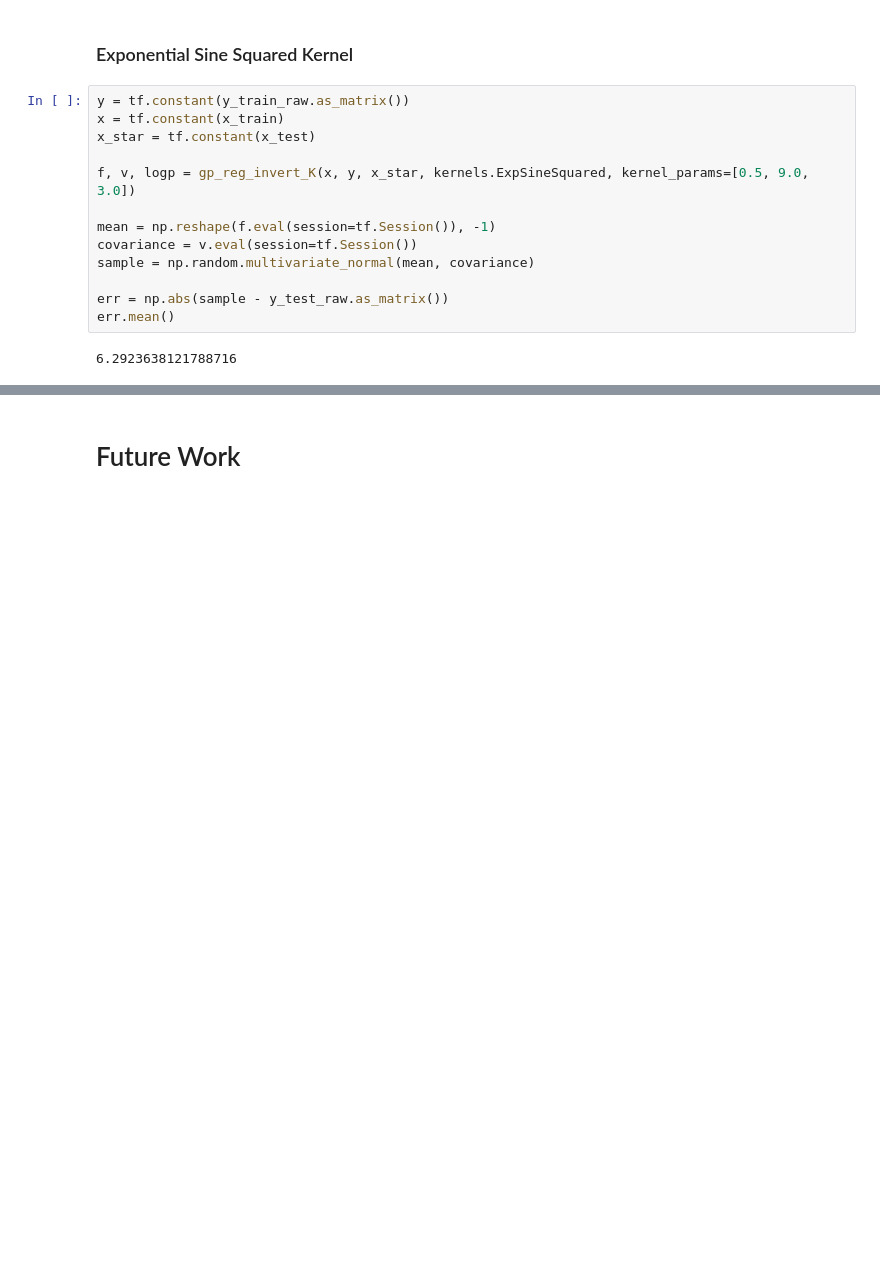
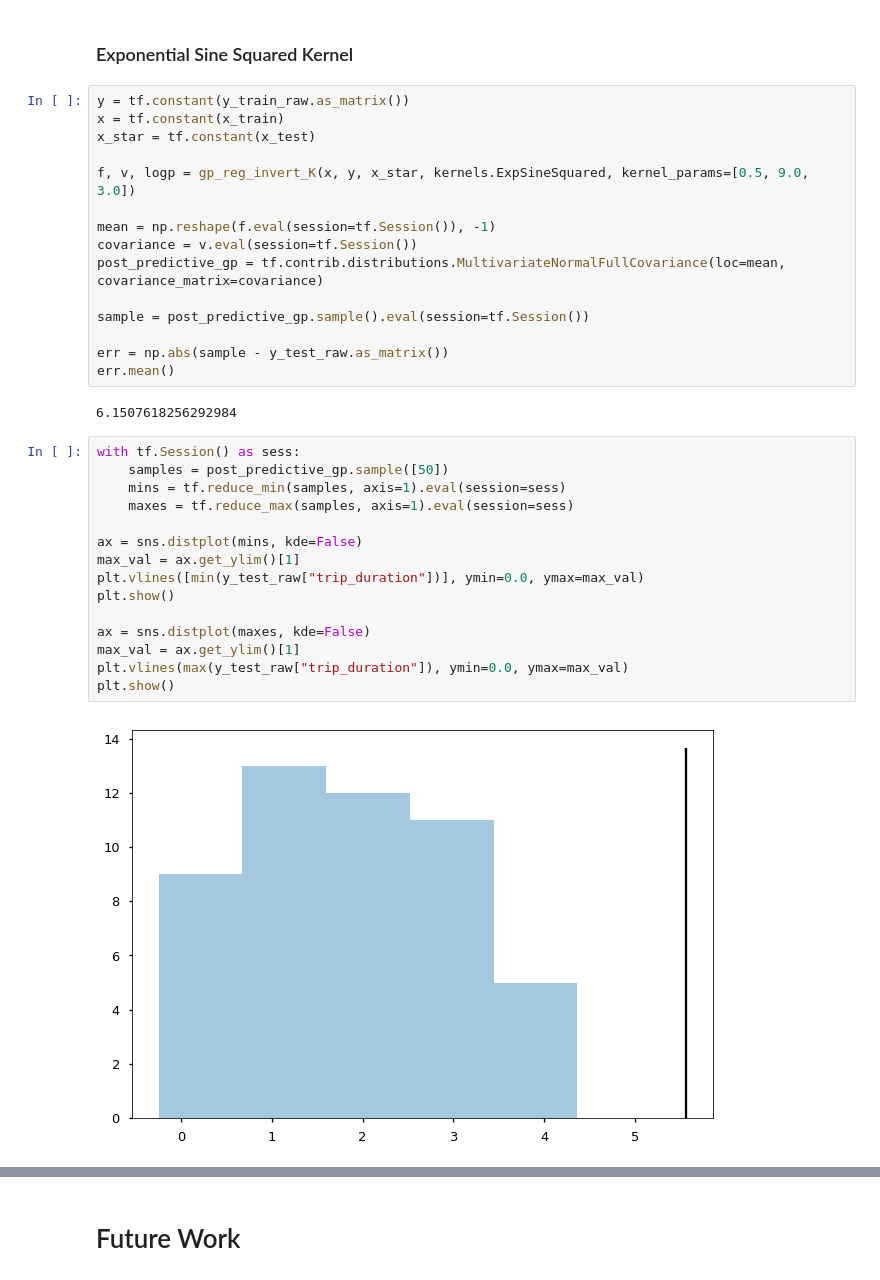
Before and after one commit to colby-j-wise/Probabilistic_Programming, a Jupyter notebook: FinalProject.ipynb, the cells around one changed output, grey strips where cells are left out. Saved outputs shown, nothing was run; the diff lists cells and outputs as text; blank space fills up the shorter version.

```diff
--- a/FinalProject.ipynb
+++ b/FinalProject.ipynb
@@ -387,9 +387,28 @@ f, v, logp = gp_reg_invert_K(x, y, x_star, kernels.ExpSineSquared, kernel_params
 
 mean = np.reshape(f.eval(session=tf.Session()), -1)
 covariance = v.eval(session=tf.Session())
-sample = np.random.multivariate_normal(mean, covariance)
+post_predictive_gp = tf.contrib.distributions.MultivariateNormalFullCovariance(loc=mean, covariance_matrix=covariance)
+
+sample = post_predictive_gp.sample().eval(session=tf.Session())
 
 err = np.abs(sample - y_test_raw.as_matrix())
 err.mean()
 # %% [output]
-6.2923638121788716
+6.1507618256292984
+# %%
+with tf.Session() as sess:
+    samples = post_predictive_gp.sample([50])
+    mins = tf.reduce_min(samples, axis=1).eval(session=sess)
+    maxes = tf.reduce_max(samples, axis=1).eval(session=sess)
+
+ax = sns.distplot(mins, kde=False)
+max_val = ax.get_ylim()[1]
+plt.vlines([min(y_test_raw["trip_duration"])], ymin=0.0, ymax=max_val)
+plt.show()
+
+ax = sns.distplot(maxes, kde=False)
+max_val = ax.get_ylim()[1]
+plt.vlines(max(y_test_raw["trip_duration"]), ymin=0.0, ymax=max_val)
+plt.show()
+# %% [output]
+[figure, added]
```
Also changed, not shown: parts of 3 cells of this notebook, 1 other file.
